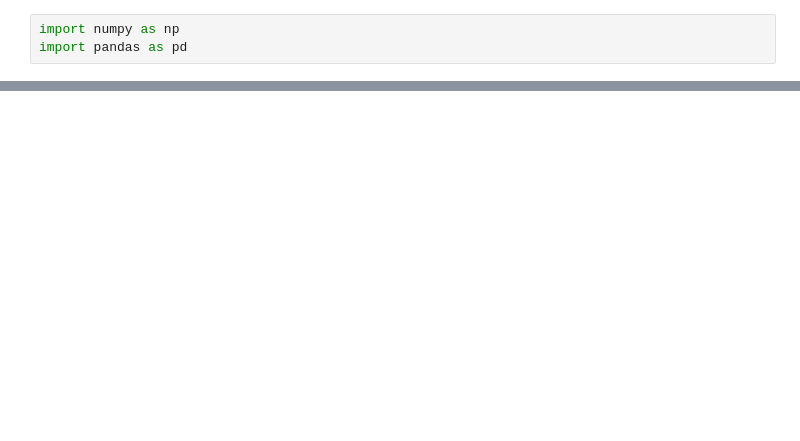
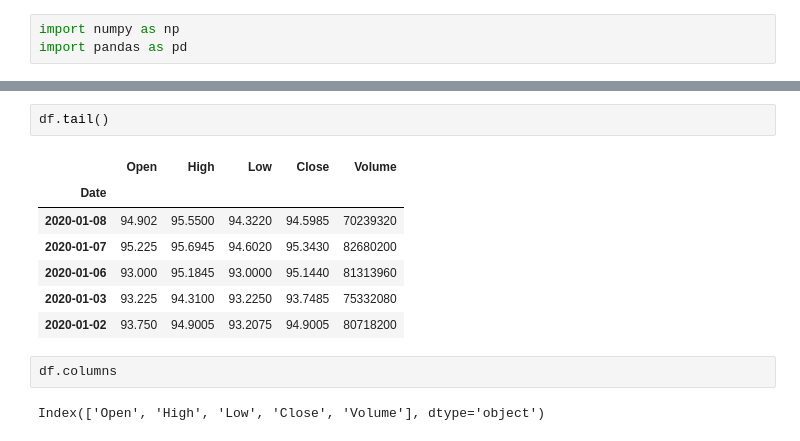
Before and after one commit to aga5711/data-science-kurs, a Jupyter notebook: kurs_pandas_cs1.ipynb, the cells around one changed output, grey strips where cells are left out. Cells and saved outputs as stored; diff of their text form; blank space fills up the shorter version.

```diff
--- a/kurs_pandas_cs1.ipynb
+++ b/kurs_pandas_cs1.ipynb
@@ -82,0 +59,14 @@ dtype: int64
+# %%
+df.tail()
+# %% [output]
+|  | Open | High | Low | Close | Volume |
+| Date |  |  |  |  |  |
+| 2020-01-08 | 94.902 | 95.5500 | 94.3220 | 94.5985 | 70239320 |
+| 2020-01-07 | 95.225 | 95.6945 | 94.6020 | 95.3430 | 82680200 |
+| 2020-01-06 | 93.000 | 95.1845 | 93.0000 | 95.1440 | 81313960 |
+| 2020-01-03 | 93.225 | 94.3100 | 93.2250 | 93.7485 | 75332080 |
+| 2020-01-02 | 93.750 | 94.9005 | 93.2075 | 94.9005 | 80718200 |
+# %%
+df.columns
+# %% [output]
+Index(['Open', 'High', 'Low', 'Close', 'Volume'], dtype='object')
```
Also changed, not shown: parts of 20 cells of this notebook.
